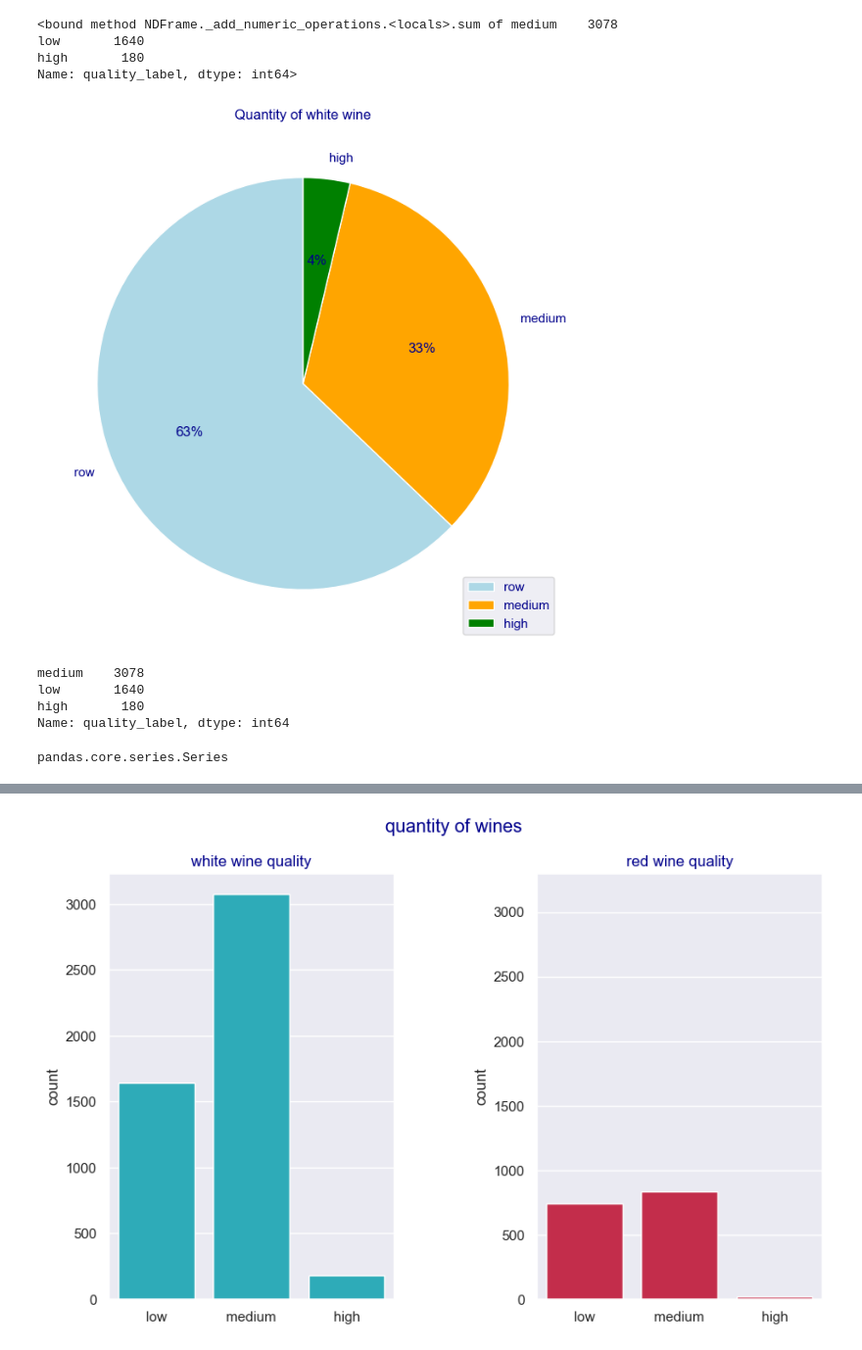
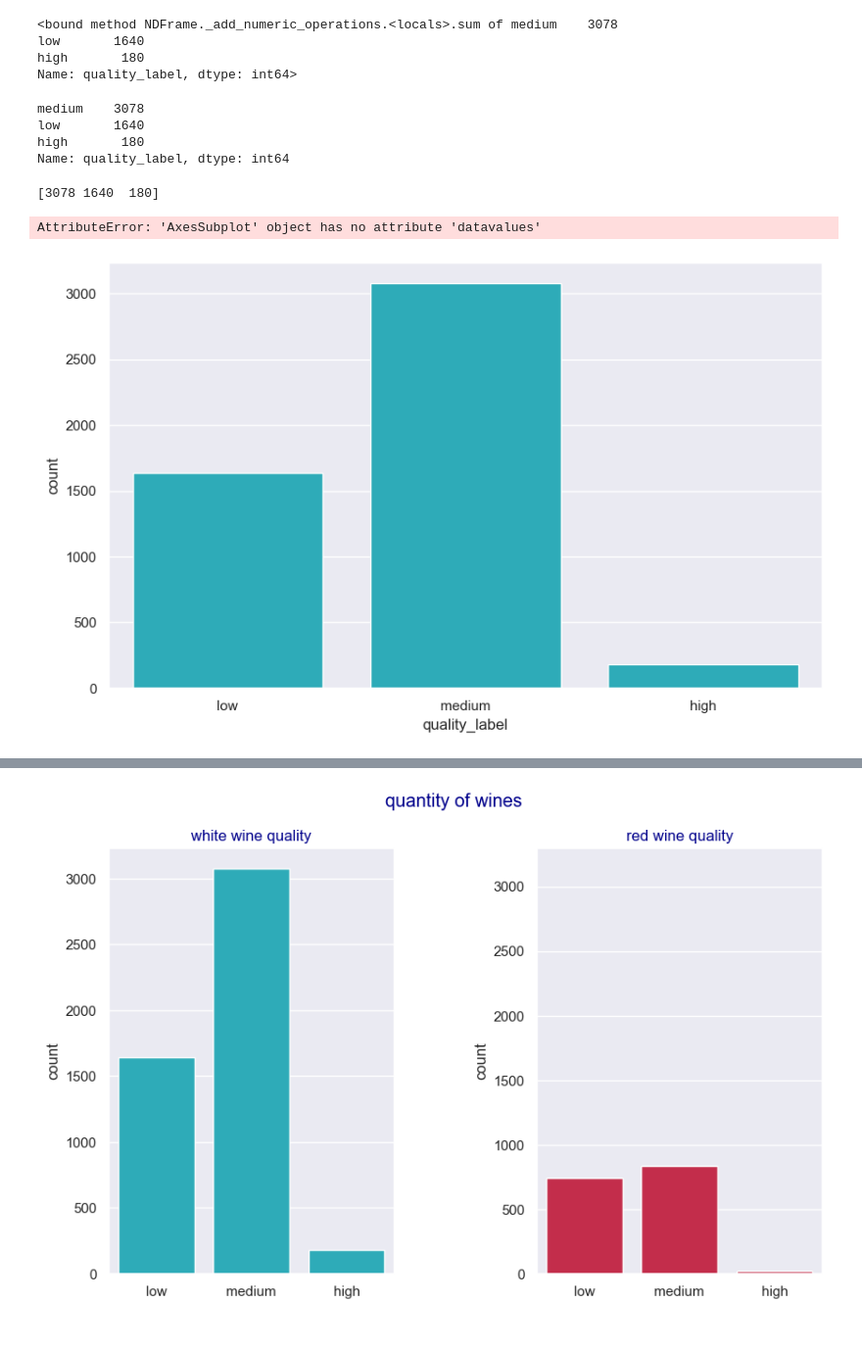
Before and after one commit to satomi26/Project-2, a Jupyter notebook: all_wine.ipynb, the cells around one changed output, grey strips where cells are left out. Shown at 98% size. Cells and saved outputs as stored; diff of their text form; code cells hidden in the pictures.

```diff
--- a/all_wine.ipynb
+++ b/all_wine.ipynb
@@ -385,21 +385,6 @@ value_count_w
 low       1640
 high       180
 Name: quality_label, dtype: int64>
-# %%
-
-mylabels = ["row", "medium", "high"]
-mycolors = ["lightblue", "orange", "green"]
-
-#fig = plt.figure()
-plt.figure(figsize=(8, 8), facecolor = "w")
-
-plt.rcParams['text.color'] = 'darkblue'
-plt.pie(white_qualityl_count, labels = mylabels, colors = mycolors, autopct='%1.0f%%', startangle =90 )
-plt.title("Quantity of white wine")
-plt.legend()
-plt.show()
-# %% [output]
-[figure, removed]
 # %%
 quality = df_white["quality_label"].value_counts()
 quality
@@ -409,8 +394,26 @@ low       1640
 high       180
 Name: quality_label, dtype: int64
 # %%
-white_qualityl_count = df_white["quality_label"].value_counts()
+white_quality_count = df_white["quality_label"].value_counts()
 type(white_qualityl_count)
+print(white_quality_count.values)
 # %% [output]
-pandas.core.series.Series
+[3078 1640  180]
+# %%
+white_quality_count = df_white["quality_label"].value_counts()
+
+plt.figure(figsize=(10, 6))
+
+barplot = sns.countplot(x = df_white["quality_label"], order = ["low","medium","high"], color="#17becf")
+
+plt.bar_label(barplot, labels = white_quality_count.values)
+plt.title("Quality of white wine")
+plt.xlabel("quality")
+plt.ylabel("Count")
+plt.xticks()
+
+plt.show()
+# %% [output]
+AttributeError: 'AxesSubplot' object has no attribute 'datavalues'
+[figure, added]
 # %%
```
Also changed, not shown: parts of 5 cells of this notebook, 1 other file.
